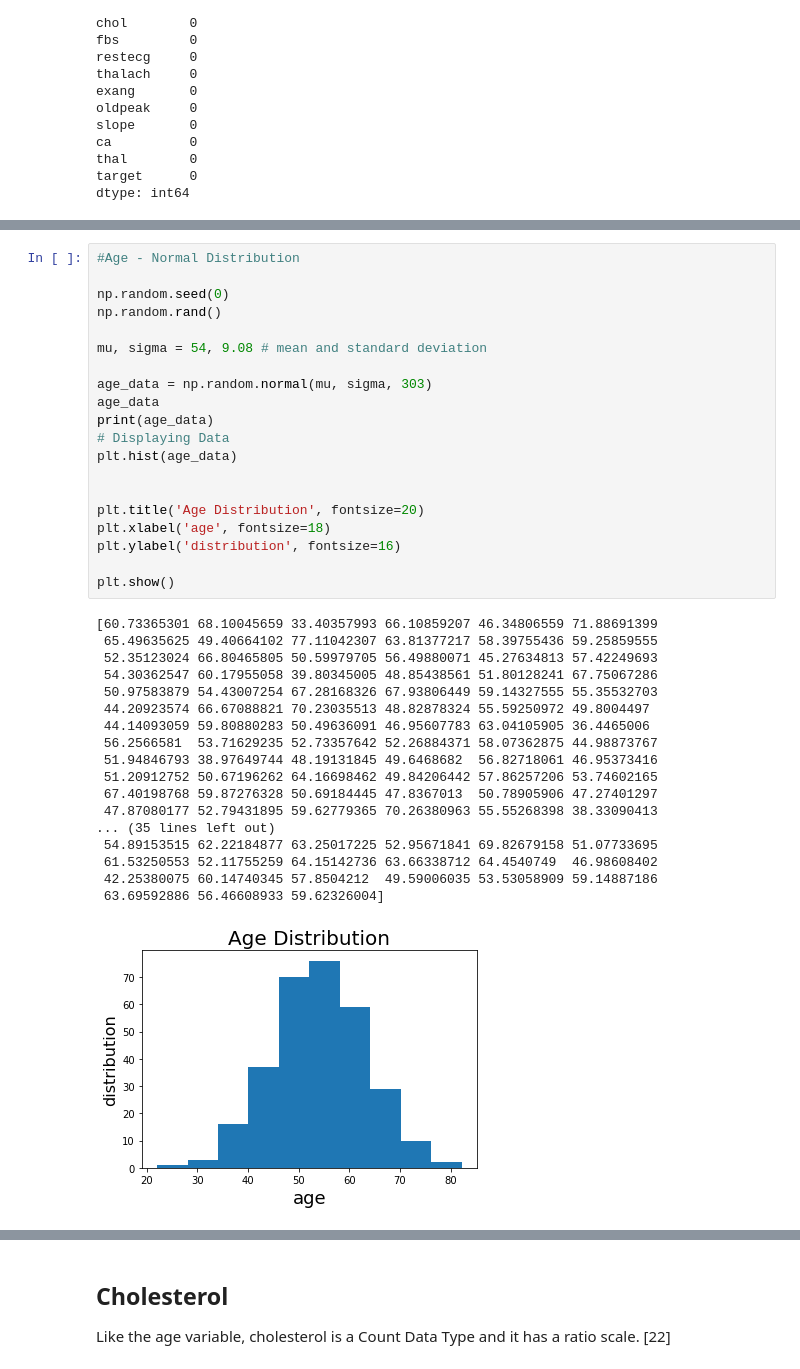
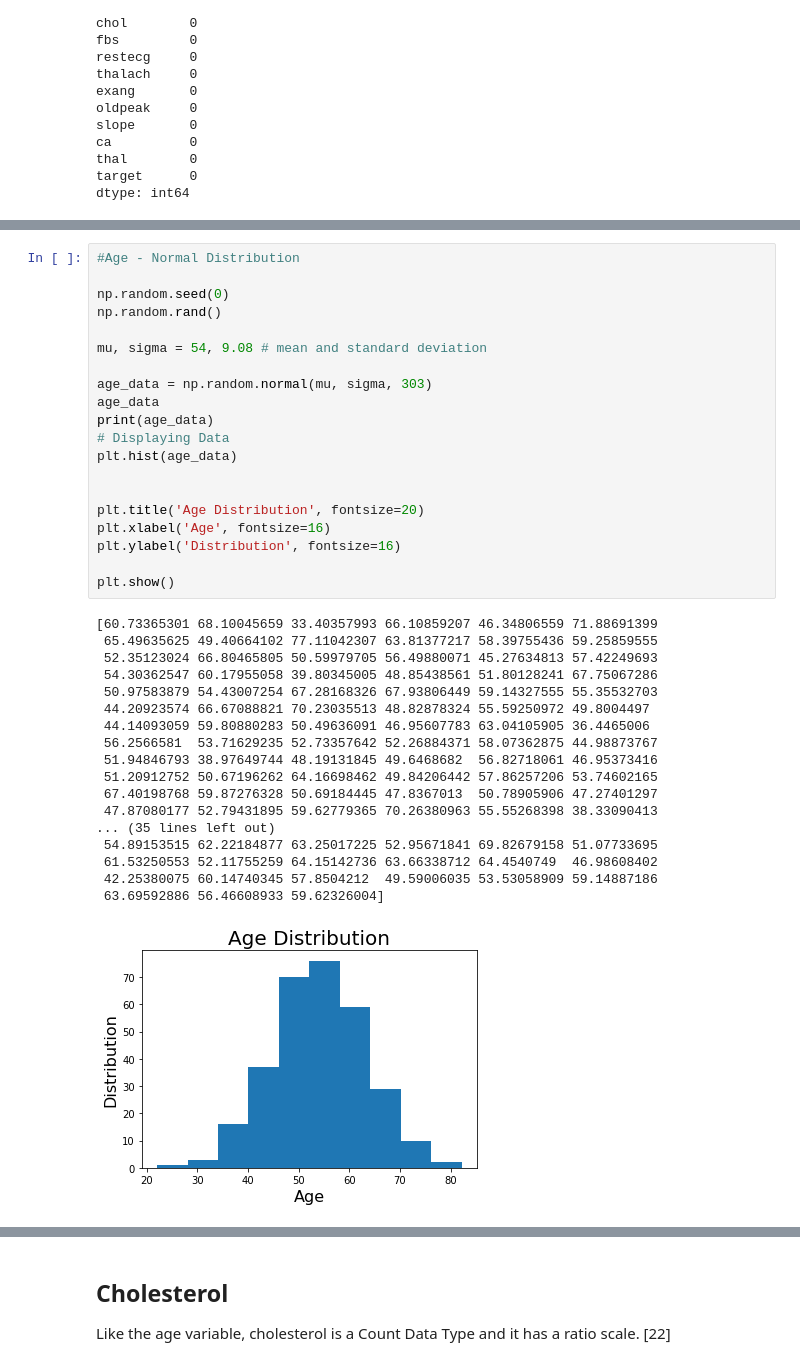
Before and after one commit to Trishmcc/Synthesised_Dataset, a Jupyter notebook: Synthesised_Dataset.ipynb, the cells around one changed output, grey strips where cells are left out. Saved outputs shown, nothing was run; the diff lists cells and outputs as text.

```diff
--- a/Synthesised_Dataset.ipynb
+++ b/Synthesised_Dataset.ipynb
@@ -259,35 +239,35 @@ np.random.rand()
 mu, sigma = 54, 9.08 # mean and standard deviation
 
 age_data = np.random.normal(mu, sigma, 303)
 age_data
 print(age_data)
 # Displaying Data
 plt.hist(age_data)
 
 
 plt.title('Age Distribution', fontsize=20)
-plt.xlabel('age', fontsize=18)
-plt.ylabel('distribution', fontsize=16)
+plt.xlabel('Age', fontsize=16)
+plt.ylabel('Distribution', fontsize=16)
 
 plt.show()
 # %% [output]
 [60.73365301 68.10045659 33.40357993 66.10859207 46.34806559 71.88691399
  65.49635625 49.40664102 77.11042307 63.81377217 58.39755436 59.25859555
  52.35123024 66.80465805 50.59979705 56.49880071 45.27634813 57.42249693
  54.30362547 60.17955058 39.80345005 48.85438561 51.80128241 67.75067286
  50.97583879 54.43007254 67.28168326 67.93806449 59.14327555 55.35532703
  44.20923574 66.67088821 70.23035513 48.82878324 55.59250972 49.8004497
  44.14093059 59.80880283 50.49636091 46.95607783 63.04105905 36.4465006
  56.2566581  53.71629235 52.73357642 52.26884371 58.07362875 44.98873767
  51.94846793 38.97649744 48.19131845 49.6468682  56.82718061 46.95373416
  51.20912752 50.67196262 64.16698462 49.84206442 57.86257206 53.74602165
  67.40198768 59.87276328 50.69184445 47.8367013  50.78905906 47.27401297
  47.87080177 52.79431895 59.62779365 70.26380963 55.55268398 38.33090413
 ... (35 lines left out)
  54.89153515 62.22184877 63.25017225 52.95671841 69.82679158 51.07733695
  61.53250553 52.11755259 64.15142736 63.66338712 64.4540749  46.98608402
  42.25380075 60.14740345 57.8504212  49.59006035 53.53058909 59.14887186
  63.69592886 56.46608933 59.62326004]
-[figure, old version]
+[figure, new version]
 # %% [markdown]
 ## Sex
```
Also changed, not shown: parts of 62 cells of this notebook.
